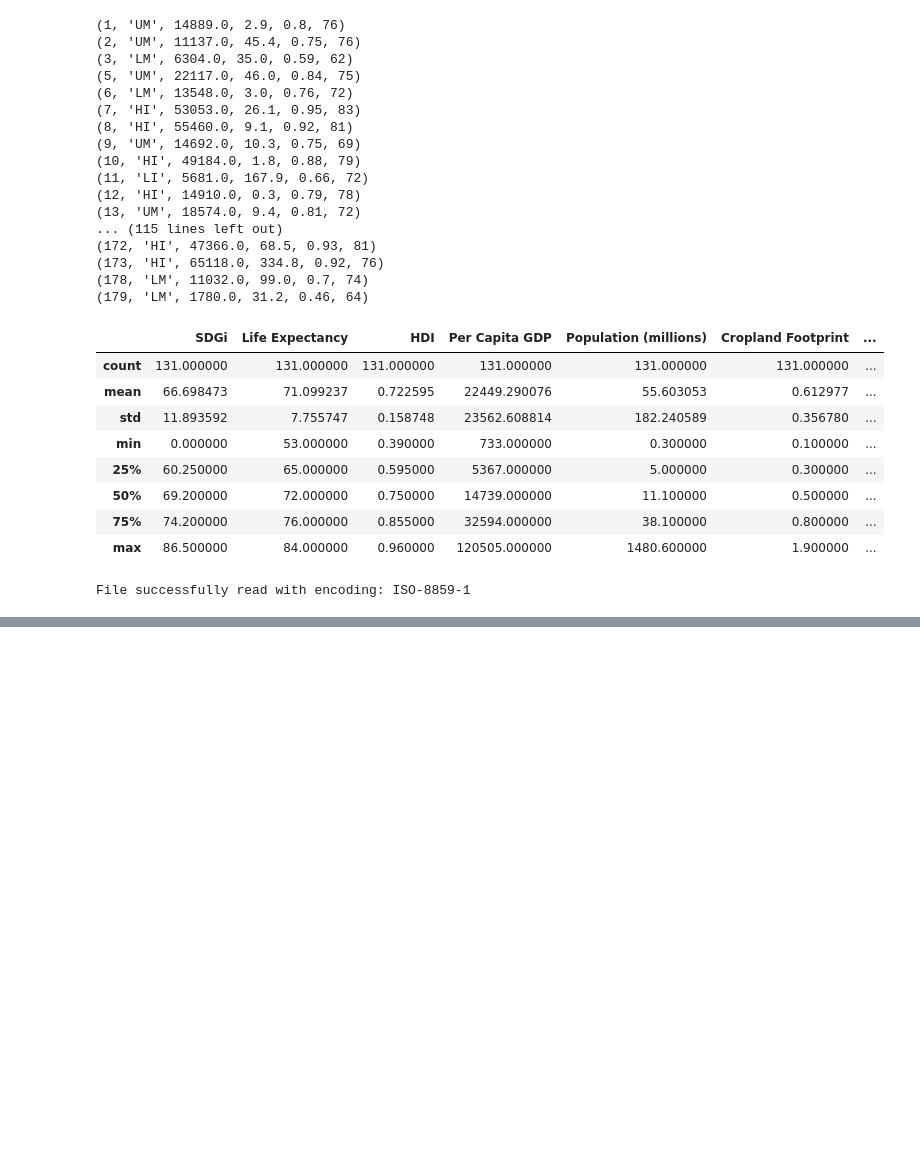
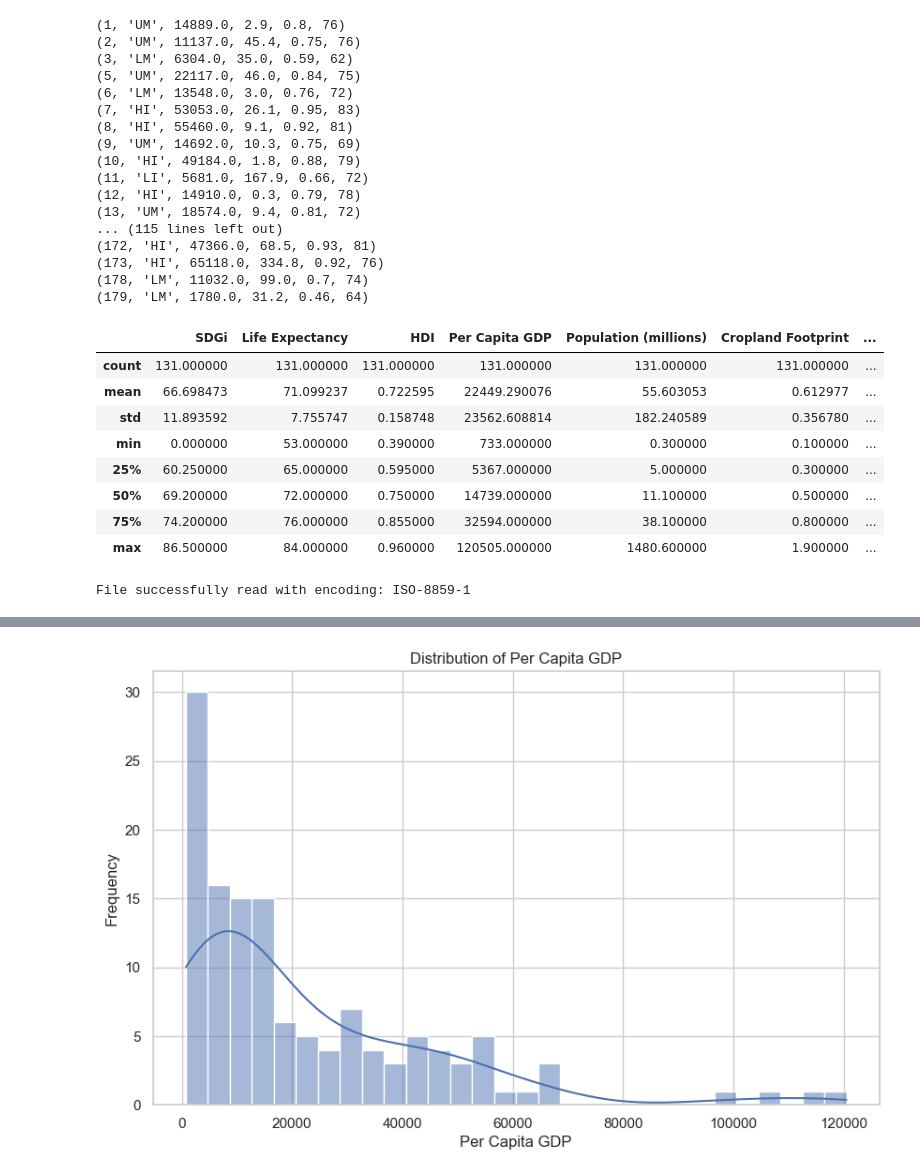
Before and after one commit to mattcat1221/Ecological-Footprint-Analysis, a Jupyter notebook: ETL.ipynb, the cells around one changed output, grey strips where cells are left out. Cells and saved outputs as stored; diff of their text form; code cells hidden in the pictures; blank space fills up the shorter version.

```diff
--- a/ETL.ipynb
+++ b/ETL.ipynb
@@ -188,3 +190,5 @@ Number of Countries required                False
 dtype: bool
 # %%
 df["Population (millions)"] = df["Population (millions)"].str.replace(",","")
+# %%
+df[["SDGi", "HDI", "Population (millions)"]] = df[["SDGi", "HDI", "Population (millions)"]].astype("float")
@@ -462,3 +495,98 @@ DataFrame from the database:
 Empty DataFrame
 Columns: [id, january_december]
 Index: []
+# %%
+import pandas as pd
+import matplotlib.pyplot as plt
+import seaborn as sns
+
+# Define a list of potential encodings to try
+encodings = ['ISO-8859-1', 'cp1252', 'utf-16', 'utf-8-sig']
+
+# Try reading the CSV with different encodings
+df = None
+for encoding in encodings:
+    try:
+        df = pd.read_csv('Resources/Global Ecological Footprint 2023.csv', encoding=encoding)
+        print(f"File successfully read with encoding: {encoding}")
+        break
+    except UnicodeDecodeError as e:
+        print(f"Failed to read with encoding {encoding}: {e}")
+
+# If no suitable encoding is found, raise an error
+if df is None:
+    raise ValueError("None of the specified encodings could read the file.")
+
+# Rename columns if needed
+df.rename(columns={'Total biocapacity ': 'Total biocapacity', 'Life Exectancy': 'Life Expectancy'}, inplace=True)
+
+# Convert columns to numeric with error handling
+columns_to_convert = ['SDGi', 'Life Expectancy', 'HDI', 'Population (millions)', 'Per Capita GDP']
+for col in columns_to_convert:
+    if col in df.columns:
+        # Convert to string if necessary
+        if df[col].dtype != 'object':
+            df[col] = df[col].astype(str)
+
+        # Remove '$' and ',' before conversion
+        df[col] = df[col].str.replace('$', '', regex=False).str.replace(',', '', regex=False)
+
+        # Convert to numeric, catching errors and printing them
+        try:
+            df[col] = pd.to_numeric(df[col], errors='coerce')
+        except ValueError as e:
+            print(f"ValueError for column {col}: {e}")
+
+# Check for non-numeric values in columns that should be numeric
+for col in columns_to_convert:
+    if col in df.columns:
+        non_numeric = df[~df[col].apply(pd.to_numeric, errors='coerce').notna()]
+        if not non_numeric.empty:
+            print(f"Non-numeric values in column {col}:")
+            print(non_numeric[[col]].head())
+
+# Drop rows with missing values
+df_cleaned = df.dropna()
+
+# Strip leading and trailing spaces from column names
+df_cleaned.columns = df_cleaned.columns.str.strip()
+
+# Set the aesthetic style of the plots
+sns.set(style="whitegrid")
+
+# Distribution of a numerical column
+plt.figure(figsize=(10, 6))
+sns.histplot(df_cleaned['Per Capita GDP'].dropna(), kde=True, bins=30)
+plt.title('Distribution of Per Capita GDP')
+plt.xlabel('Per Capita GDP')
+plt.ylabel('Frequency')
+plt.show()
+
+# Boxplot of a numerical column
+plt.figure(figsize=(10, 6))
+sns.boxplot(x='Region', y='Per Capita GDP', data=df_cleaned)
+plt.title('Boxplot of Per Capita GDP by Region')
+plt.xlabel('Region')
+plt.ylabel('Per Capita GDP')
+plt.xticks(rotation=45)
+plt.show()
+
+# Scatter plot between two numerical columns
+plt.figure(figsize=(10, 6))
+sns.scatterplot(x='Life Expectancy', y='HDI', data=df_cleaned, hue='Region', palette='viridis')
+plt.title('Life Expectancy vs. HDI')
+plt.xlabel('Life Expectancy')
+plt.ylabel('HDI')
+plt.legend(title='Region')
+plt.show()
+
+# Select only numeric columns for the correlation matrix
+numeric_cols = df_cleaned.select_dtypes(include=[float, int]).columns
+
+# Heatmap of correlations
+plt.figure(figsize=(12, 8))
+correlation_matrix = df_cleaned[numeric_cols].corr()
+sns.heatmap(correlation_matrix, annot=True, cmap='coolwarm', fmt='.2f')
+plt.title('Correlation Heatmap')
+plt.show()
+# %% [output]
@@ -464,0 +610 @@ Index: []
+[figure, added]
```
Also changed, not shown: parts of 15 cells of this notebook, 34 other files.
